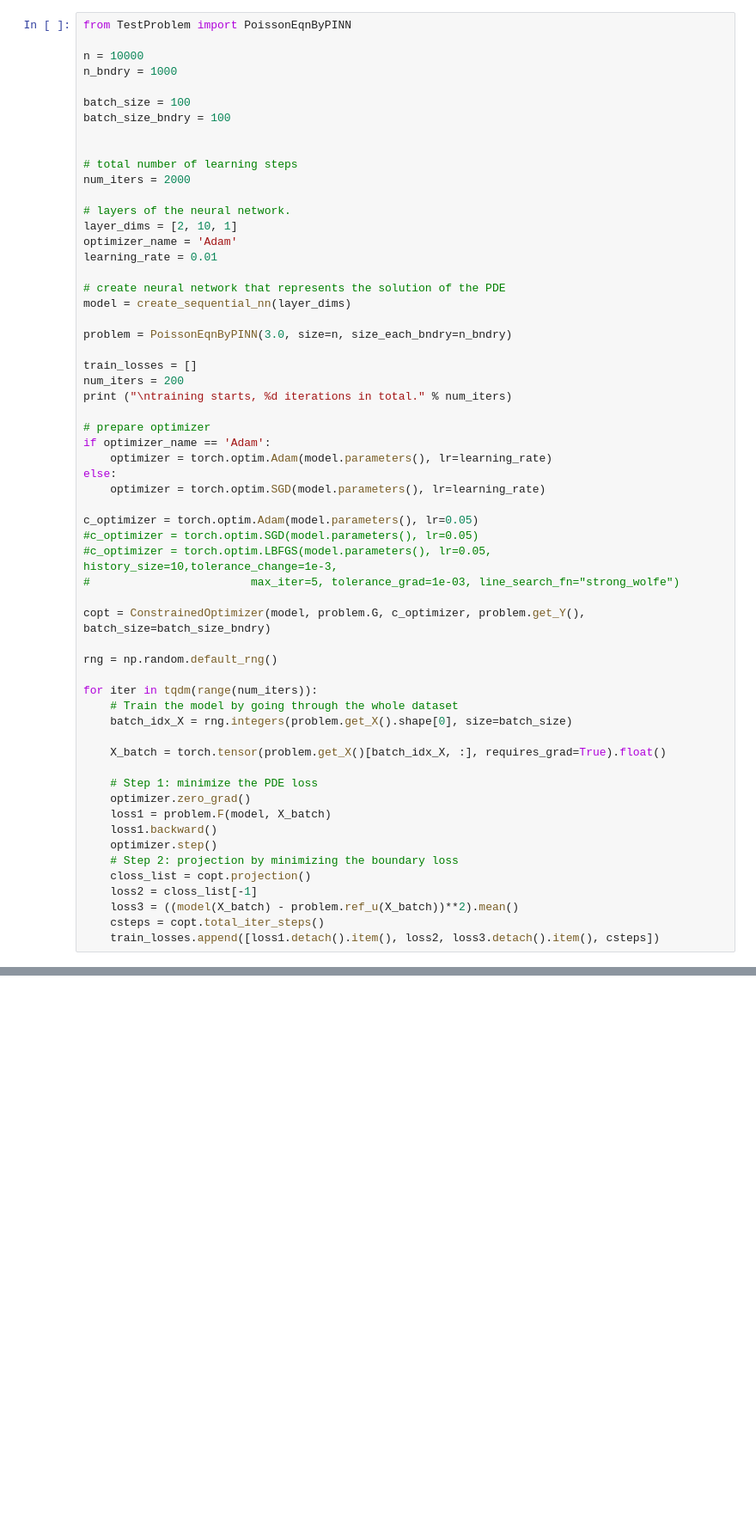
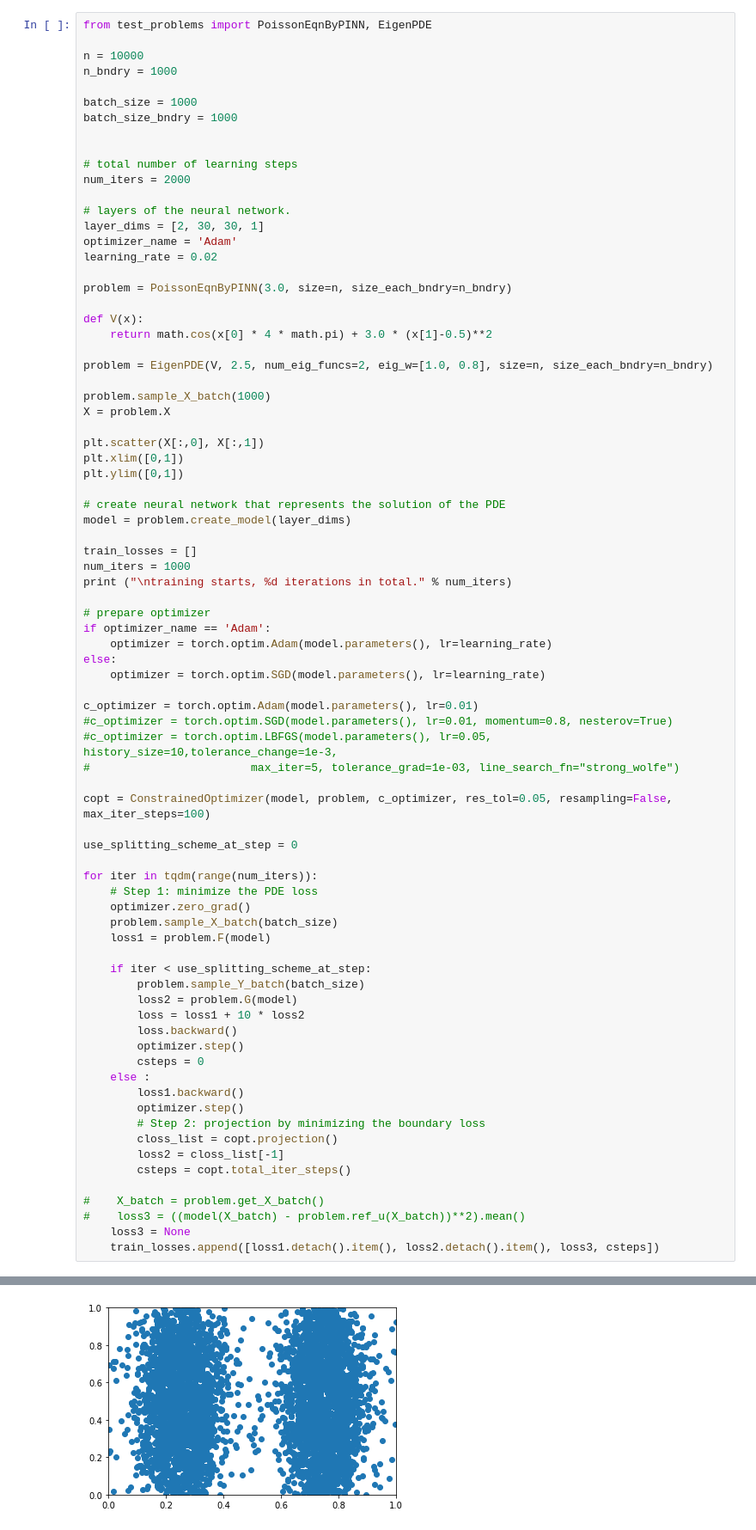
Before and after one commit to zwpku/learning-with-constraints, a Jupyter notebook: splitting_scheme.ipynb, the cells around one changed output, grey strips where cells are left out. Shown at 86% size. Saved outputs shown, nothing was run; the diff lists cells and outputs as text; blank space fills up the shorter version.

Commit message:
Added EigenPDE as test class

```diff
--- a/splitting_scheme.ipynb
+++ b/splitting_scheme.ipynb
@@ -109,28 +95,40 @@ class ConstrainedOptimizer():
 # %%
-from TestProblem import PoissonEqnByPINN
+from test_problems import PoissonEqnByPINN, EigenPDE
 
 n = 10000
 n_bndry = 1000
 
-batch_size = 100
-batch_size_bndry = 100
+batch_size = 1000
+batch_size_bndry = 1000
 
 
 # total number of learning steps
 num_iters = 2000
 
 # layers of the neural network.
-layer_dims = [2, 10, 1]
+layer_dims = [2, 30, 30, 1]
 optimizer_name = 'Adam'
-learning_rate = 0.01
-
-# create neural network that represents the solution of the PDE
-model = create_sequential_nn(layer_dims)
+learning_rate = 0.02
 
 problem = PoissonEqnByPINN(3.0, size=n, size_each_bndry=n_bndry)
 
+def V(x):
+    return math.cos(x[0] * 4 * math.pi) + 3.0 * (x[1]-0.5)**2
+
+problem = EigenPDE(V, 2.5, num_eig_funcs=2, eig_w=[1.0, 0.8], size=n, size_each_bndry=n_bndry)
+
+problem.sample_X_batch(1000)
+X = problem.X
+
+plt.scatter(X[:,0], X[:,1])
+plt.xlim([0,1])
+plt.ylim([0,1])
+
+# create neural network that represents the solution of the PDE
+model = problem.create_model(layer_dims)
+
 train_losses = []
-num_iters = 200
+num_iters = 1000
 print ("\ntraining starts, %d iterations in total." % num_iters)
 
 # prepare optimizer
@@ -139,30 +137,38 @@ if optimizer_name == 'Adam':
 else:
     optimizer = torch.optim.SGD(model.parameters(), lr=learning_rate)
 
-c_optimizer = torch.optim.Adam(model.parameters(), lr=0.05)
-#c_optimizer = torch.optim.SGD(model.parameters(), lr=0.05)
+c_optimizer = torch.optim.Adam(model.parameters(), lr=0.01)
+#c_optimizer = torch.optim.SGD(model.parameters(), lr=0.01, momentum=0.8, nesterov=True)
 #c_optimizer = torch.optim.LBFGS(model.parameters(), lr=0.05, history_size=10,tolerance_change=1e-3,
 #                        max_iter=5, tolerance_grad=1e-03, line_search_fn="strong_wolfe")
 
-copt = ConstrainedOptimizer(model, problem.G, c_optimizer, problem.get_Y(), batch_size=batch_size_bndry)
+copt = ConstrainedOptimizer(model, problem, c_optimizer, res_tol=0.05, resampling=False, max_iter_steps=100)
 
-rng = np.random.default_rng()
+use_splitting_scheme_at_step = 0
 
 for iter in tqdm(range(num_iters)):
-    # Train the model by going through the whole dataset
-    batch_idx_X = rng.integers(problem.get_X().shape[0], size=batch_size)
-
-    X_batch = torch.tensor(problem.get_X()[batch_idx_X, :], requires_grad=True).float()
-
     # Step 1: minimize the PDE loss
     optimizer.zero_grad()
-    loss1 = problem.F(model, X_batch)
-    loss1.backward()
-    optimizer.step()
-    # Step 2: projection by minimizing the boundary loss
-    closs_list = copt.projection()
-    loss2 = closs_list[-1]
-    loss3 = ((model(X_batch) - problem.ref_u(X_batch))**2).mean()
-    csteps = copt.total_iter_steps()
-    train_losses.append([loss1.detach().item(), loss2, loss3.detach().item(), csteps])
+    problem.sample_X_batch(batch_size)
+    loss1 = problem.F(model)
+
+    if iter < use_splitting_scheme_at_step:
+        problem.sample_Y_batch(batch_size)
+        loss2 = problem.G(model)
+        loss = loss1 + 10 * loss2
+        loss.backward()
+        optimizer.step()
+        csteps = 0
+    else :
+        loss1.backward()
+        optimizer.step()
+        # Step 2: projection by minimizing the boundary loss
+        closs_list = copt.projection()
+        loss2 = closs_list[-1]
+        csteps = copt.total_iter_steps()
+
+#    X_batch = problem.get_X_batch()
+#    loss3 = ((model(X_batch) - problem.ref_u(X_batch))**2).mean()
+    loss3 = None
+    train_losses.append([loss1.detach().item(), loss2.detach().item(), loss3, csteps])
 # %% [output]
@@ -170,3 +176,4 @@ training starts, 200 iterations in total.
+[figure, added]
 # %%
 loss_list = np.array(train_losses)
 
```
Also changed, not shown: parts of 5 cells of this notebook, 8 other files.
